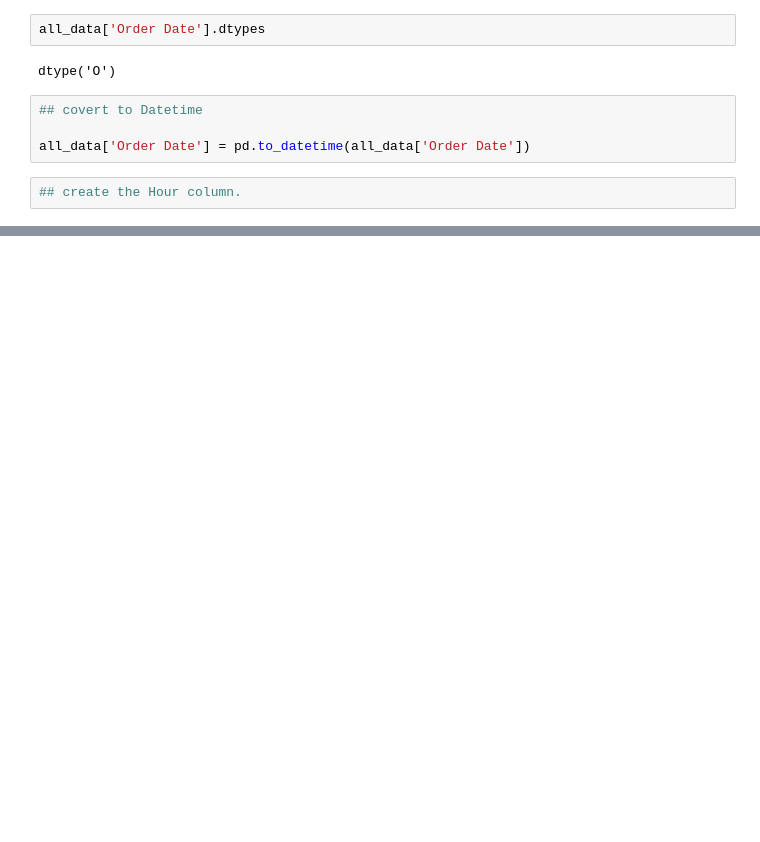
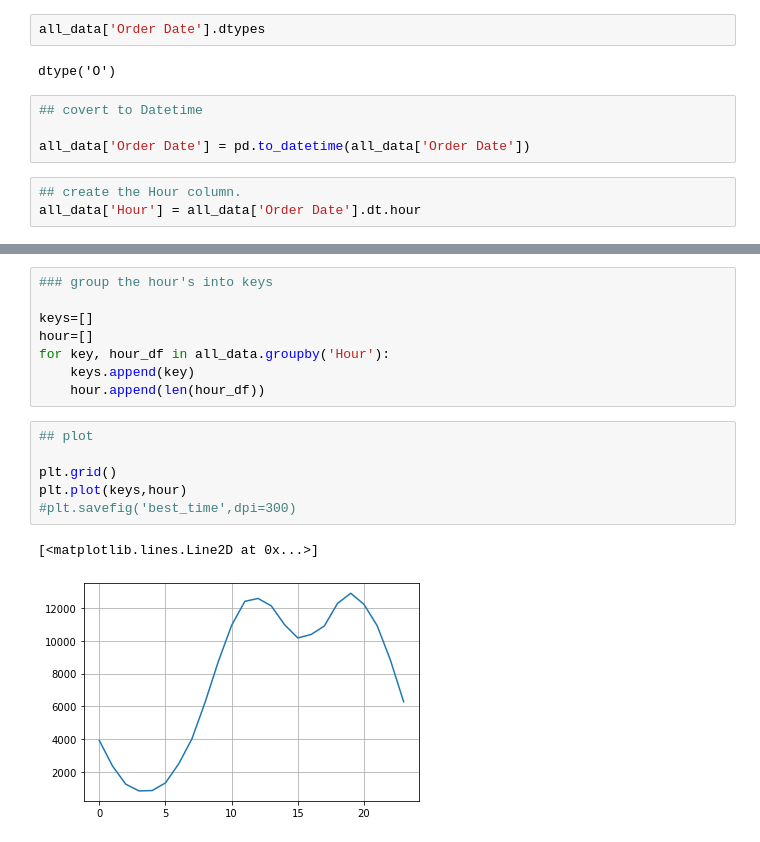
Before and after one commit to sheddyranking/Sales_data_analysis, a Jupyter notebook: sales_analysis.ipynb, the cells around one changed output, grey strips where cells are left out. Drawn from its saved outputs; the diff is of its cells as text; blank space fills up the shorter version.

Commit message:
best time

```diff
--- a/sales_analysis.ipynb
+++ b/sales_analysis.ipynb
@@ -295,3 +295,4 @@ dtype('O')
 all_data['Order Date'] = pd.to_datetime(all_data['Order Date'])
 # %%
 ## create the Hour column.
+all_data['Hour'] = all_data['Order Date'].dt.hour
@@ -297,0 +308,17 @@ all_data['Order Date'] = pd.to_datetime(all_data['Order Date'])
+# %%
+### group the hour's into keys
+
+keys=[]
+hour=[]
+for key, hour_df in all_data.groupby('Hour'):
+    keys.append(key)
+    hour.append(len(hour_df))
+# %%
+## plot
+
+plt.grid()
+plt.plot(keys,hour)
+#plt.savefig('best_time',dpi=300)
+# %% [output]
+[<matplotlib.lines.Line2D at 0x...>]
+[figure, added]
```
Also changed, not shown: parts of 1 cell of this notebook.
